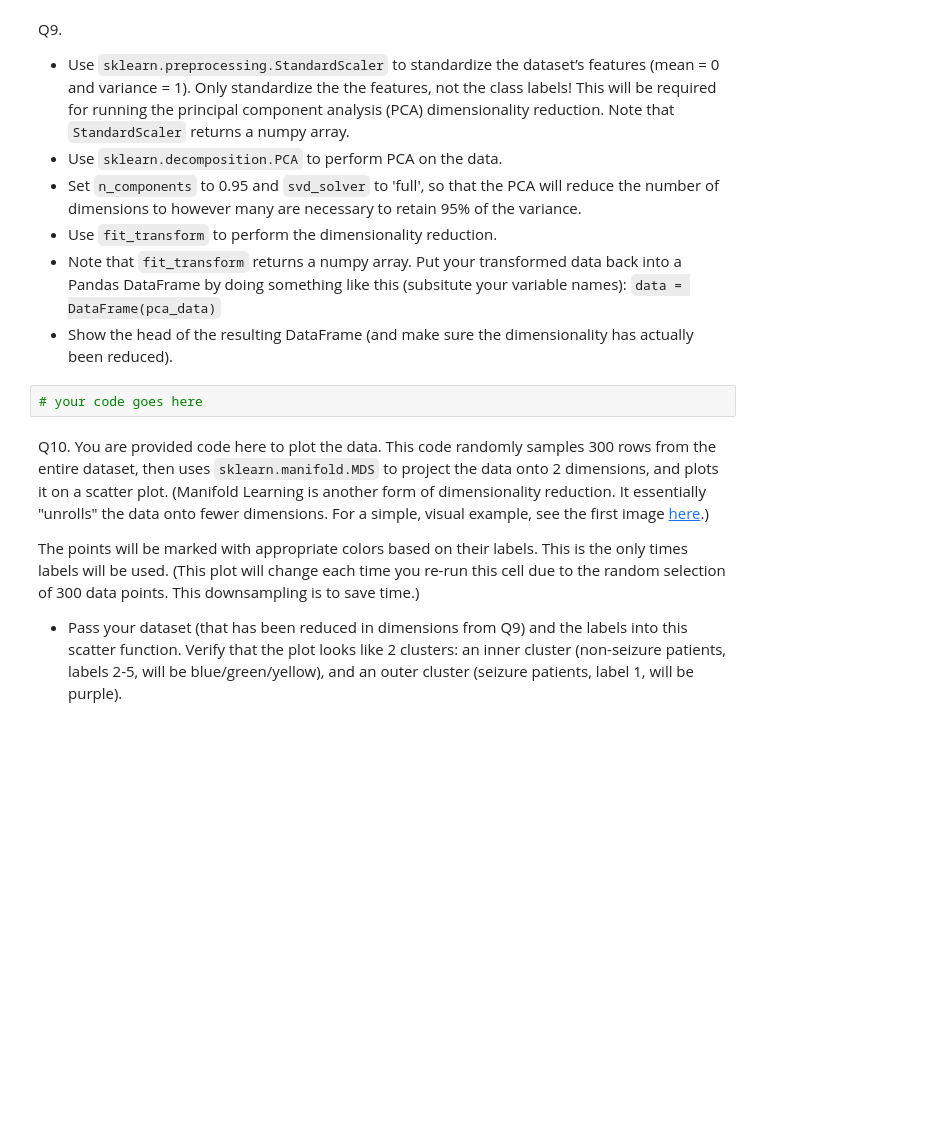
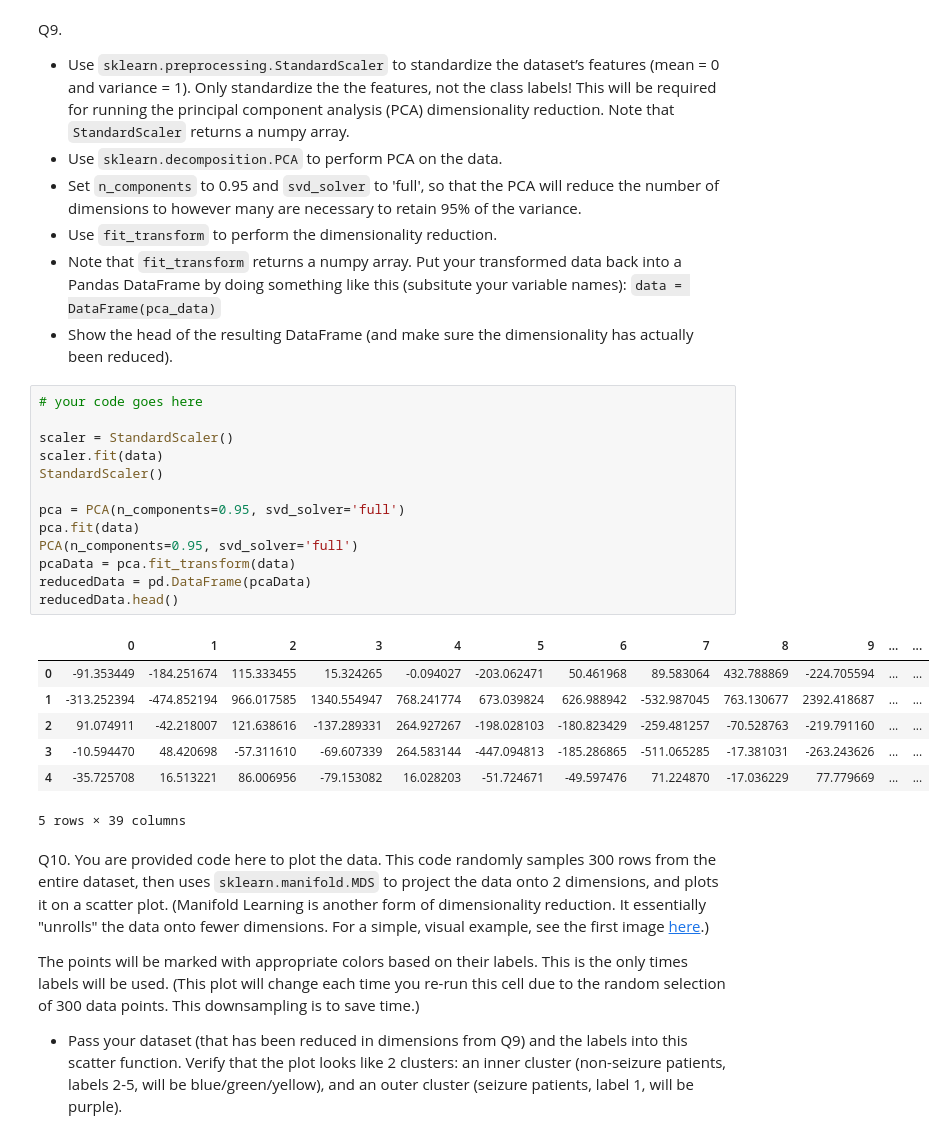
Before and after one commit to BrianDyck/DataMiningAssignment4, a Jupyter notebook: HW4-2/HW4 - Clustering.ipynb, the cells around one changed output. Drawn from its saved outputs; the diff is of its cells as text; blank space fills up the shorter version.

```diff
--- a/HW4-2/HW4 - Clustering.ipynb
+++ b/HW4-2/HW4 - Clustering.ipynb
@@ -351,8 +354,27 @@ Q9.
 * Use `fit_transform` to perform the dimensionality reduction.
 * Note that `fit_transform` returns a numpy array. Put your transformed data back into a Pandas DataFrame by doing something like this (subsitute your variable names): `data = DataFrame(pca_data)`
 * Show the head of the resulting DataFrame (and make sure the dimensionality has actually been reduced).
-# %%
-# your code goes here
+# %%
+# your code goes here
+
+scaler = StandardScaler()
+scaler.fit(data)
+StandardScaler()
+
+pca = PCA(n_components=0.95, svd_solver='full')
+pca.fit(data)
+PCA(n_components=0.95, svd_solver='full')
+pcaData = pca.fit_transform(data)
+reducedData = pd.DataFrame(pcaData)
+reducedData.head()
+# %% [output]
+|  | 0 | 1 | 2 | 3 | 4 | 5 | 6 | 7 | 8 | 9 | ... | ... |
+| 0 | -91.353449 | -184.251674 | 115.333455 | 15.324265 | -0.094027 | -203.062471 | 50.461968 | 89.583064 | 432.788869 | -224.705594 | ... | ... |
+| 1 | -313.252394 | -474.852194 | 966.017585 | 1340.554947 | 768.241774 | 673.039824 | 626.988942 | -532.987045 | 763.130677 | 2392.418687 | ... | ... |
+| 2 | 91.074911 | -42.218007 | 121.638616 | -137.289331 | 264.927267 | -198.028103 | -180.823429 | -259.481257 | -70.528763 | -219.791160 | ... | ... |
+| 3 | -10.594470 | 48.420698 | -57.311610 | -69.607339 | 264.583144 | -447.094813 | -185.286865 | -511.065285 | -17.381031 | -263.243626 | ... | ... |
+| 4 | -35.725708 | 16.513221 | 86.006956 | -79.153082 | 16.028203 | -51.724671 | -49.597476 | 71.224870 | -17.036229 | 77.779669 | ... | ... |
+5 rows × 39 columns
 # %% [markdown]
 Q10. You are provided code here to plot the data. This code randomly samples 300 rows from the entire dataset, then uses `sklearn.manifold.MDS` to project the data onto 2 dimensions, and plots it on a scatter plot. (Manifold Learning is another form of dimensionality reduction. It essentially "unrolls" the data onto fewer dimensions. For a simple, visual example, see the first image [here](https://www.researchgate.net/figure/Dimensionality-reduction-effect-over-a-Swiss-roll-manifold-Resultant-embedded-data-is-an_fig1_286926602).)
 
```
Also changed, not shown: parts of 5 cells of this notebook, 1 other file.
